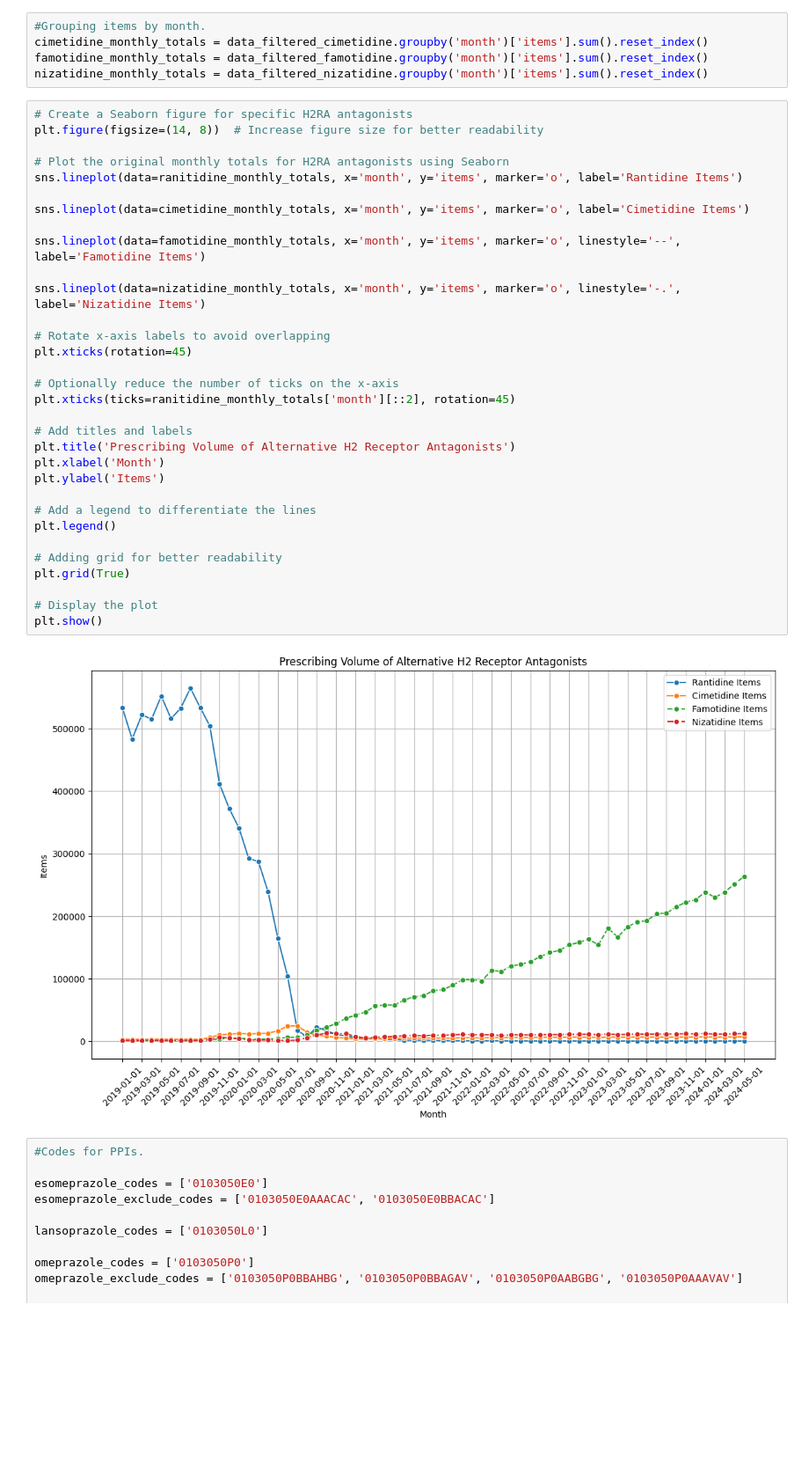
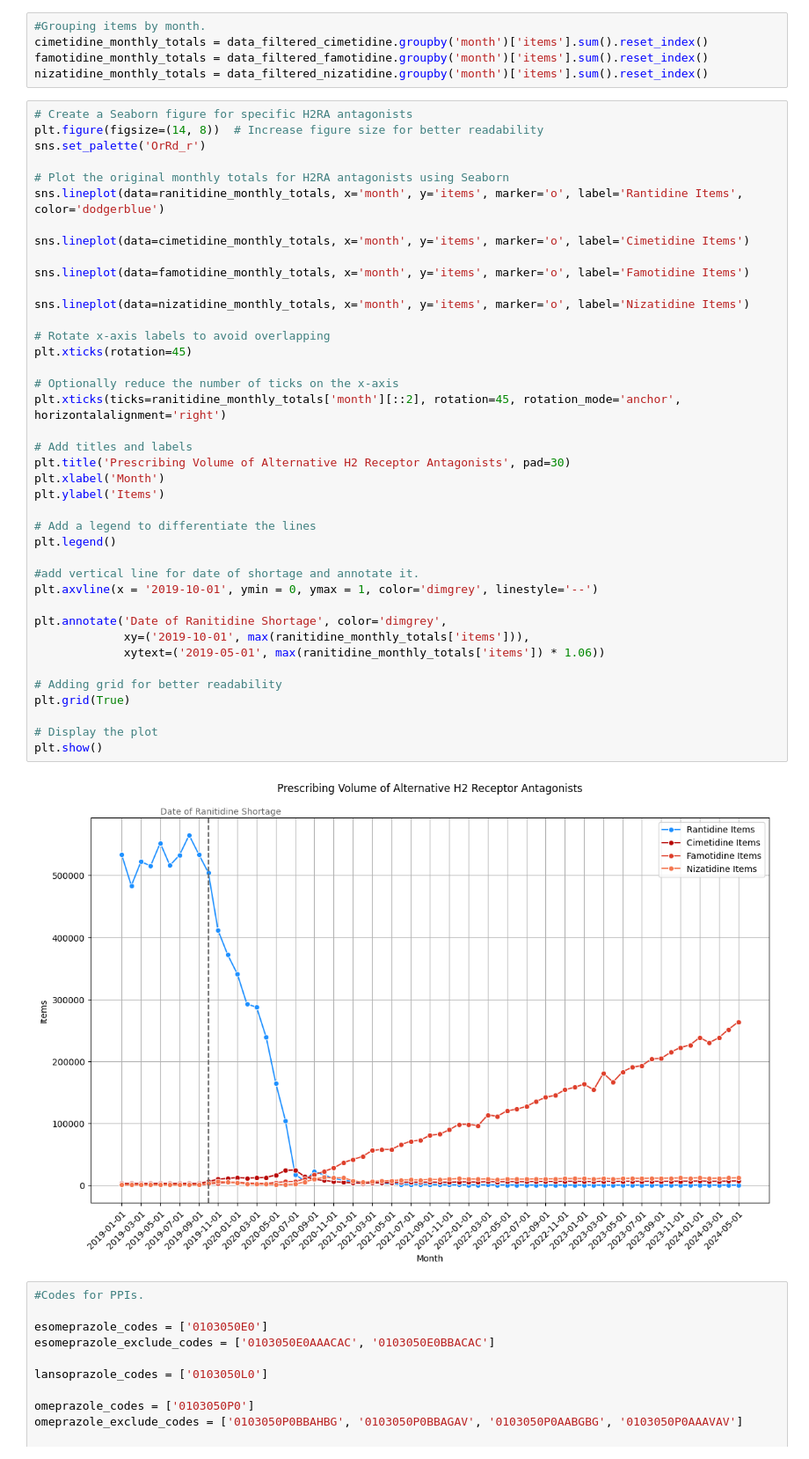
Before and after one commit to avanthika-sivakumar/med-student-omeprazole, a Jupyter notebook: notebooks/Omeprazole shortage.ipynb, the cells around one changed output. Shown at 88% size. Cells and saved outputs as stored; diff of their text form; blank space fills up the shorter version.

```diff
--- a/notebooks/Omeprazole shortage.ipynb
+++ b/notebooks/Omeprazole shortage.ipynb
@@ -296,37 +258,45 @@ nizatidine_monthly_totals = data_filtered_nizatidine.groupby('month')['items'].s
 # %%
 # Create a Seaborn figure for specific H2RA antagonists
 plt.figure(figsize=(14, 8))  # Increase figure size for better readability
+sns.set_palette('OrRd_r')
 
 # Plot the original monthly totals for H2RA antagonists using Seaborn
-sns.lineplot(data=ranitidine_monthly_totals, x='month', y='items', marker='o', label='Rantidine Items')
+sns.lineplot(data=ranitidine_monthly_totals, x='month', y='items', marker='o', label='Rantidine Items', color='dodgerblue')
 
 sns.lineplot(data=cimetidine_monthly_totals, x='month', y='items', marker='o', label='Cimetidine Items')
 
-sns.lineplot(data=famotidine_monthly_totals, x='month', y='items', marker='o', linestyle='--', label='Famotidine Items')
+sns.lineplot(data=famotidine_monthly_totals, x='month', y='items', marker='o', label='Famotidine Items')
 
-sns.lineplot(data=nizatidine_monthly_totals, x='month', y='items', marker='o', linestyle='-.', label='Nizatidine Items')
+sns.lineplot(data=nizatidine_monthly_totals, x='month', y='items', marker='o', label='Nizatidine Items')
 
 # Rotate x-axis labels to avoid overlapping
 plt.xticks(rotation=45)
 
 # Optionally reduce the number of ticks on the x-axis
-plt.xticks(ticks=ranitidine_monthly_totals['month'][::2], rotation=45)
+plt.xticks(ticks=ranitidine_monthly_totals['month'][::2], rotation=45, rotation_mode='anchor', horizontalalignment='right')
 
 # Add titles and labels
-plt.title('Prescribing Volume of Alternative H2 Receptor Antagonists')
+plt.title('Prescribing Volume of Alternative H2 Receptor Antagonists', pad=30)
 plt.xlabel('Month')
 plt.ylabel('Items')
 
 # Add a legend to differentiate the lines
 plt.legend()
 
+#add vertical line for date of shortage and annotate it.
+plt.axvline(x = '2019-10-01', ymin = 0, ymax = 1, color='dimgrey', linestyle='--')
+
+plt.annotate('Date of Ranitidine Shortage', color='dimgrey',
+             xy=('2019-10-01', max(ranitidine_monthly_totals['items'])),
+             xytext=('2019-05-01', max(ranitidine_monthly_totals['items']) * 1.06))
+
 # Adding grid for better readability
 plt.grid(True)
 
 # Display the plot
 plt.show()
 # %% [output]
-[figure, old version]
+[figure, new version]
 # %%
 #Codes for PPIs.
 
```
Also changed, not shown: parts of 32 cells of this notebook.
